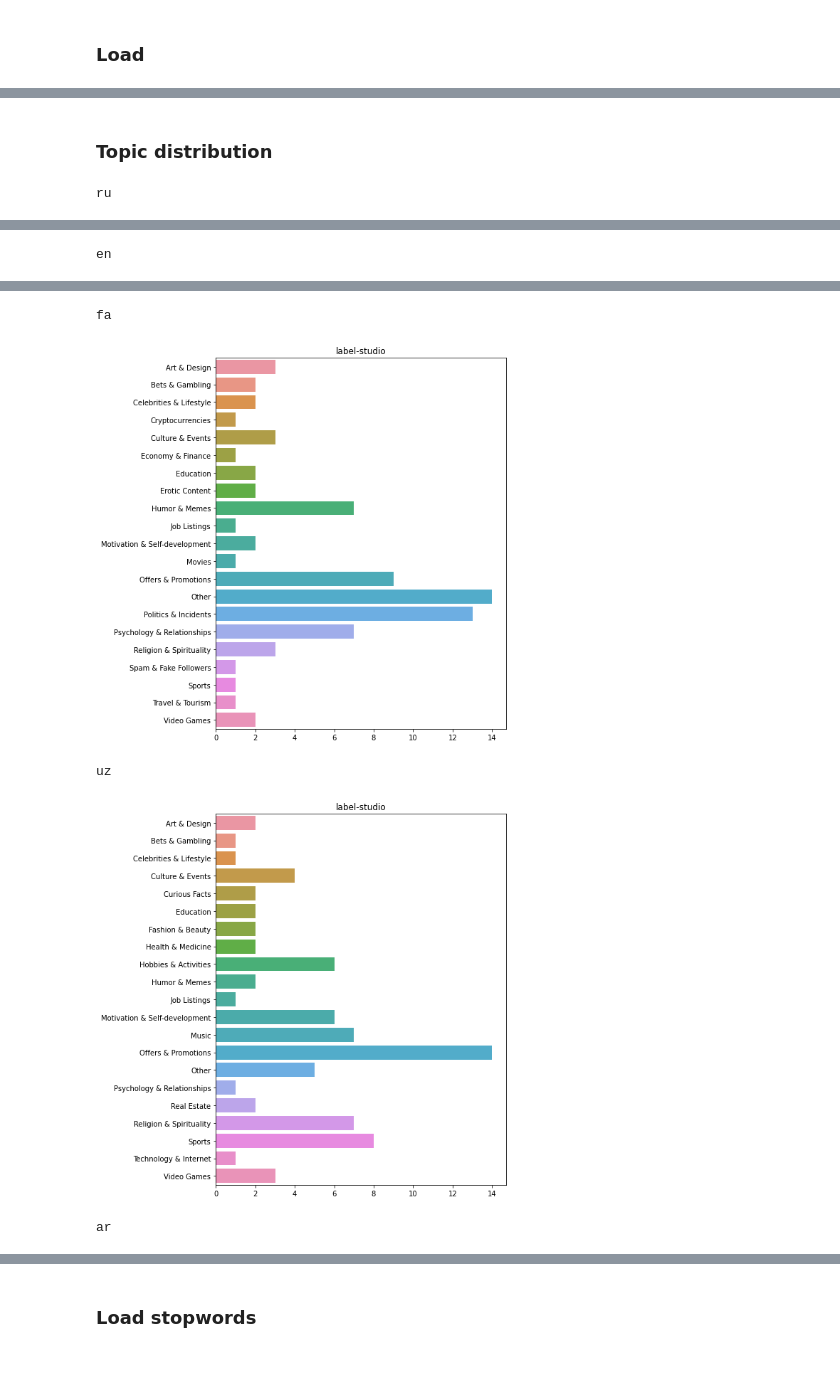
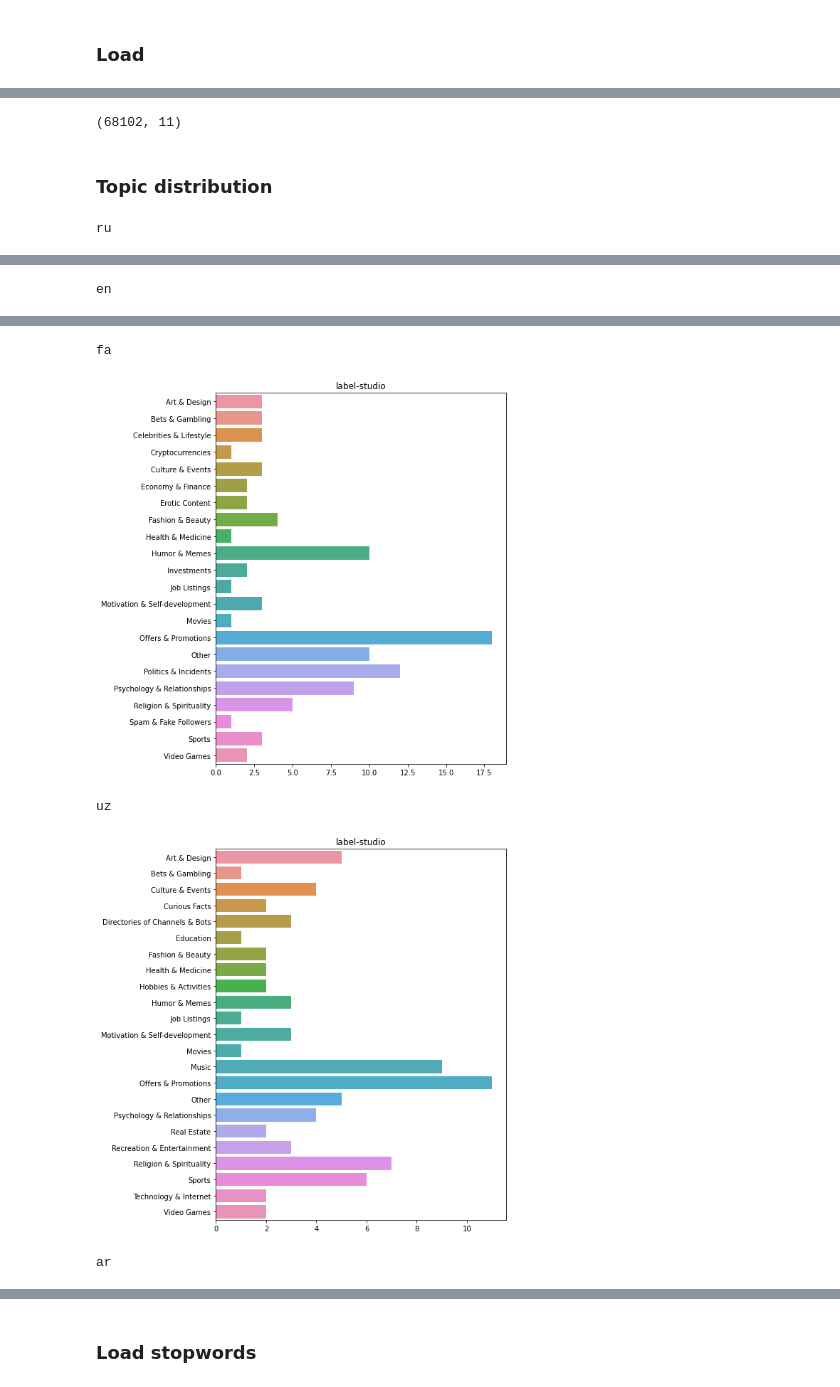
Before and after one commit to Rusteam/tgcat, a Jupyter notebook: notebooks/r-2/0.2-rg-build-model.ipynb, the cells around one changed output, grey strips where cells are left out. Cells and saved outputs as stored; diff of their text form; code cells hidden in the pictures.

```diff
--- a/notebooks/r-2/0.2-rg-build-model.ipynb
+++ b/notebooks/r-2/0.2-rg-build-model.ipynb
@@ -97,0 +106,12 @@ data_flat.shape
+# %%
+def select_test(data, test_subsets=None,  test_size=0.3):
+    """ Return True for test set and False for train """
+    if test_subsets is None:
+        test_subsets = data['subset'].unique().tolist()
+    is_test = data.apply(lambda x: rand_true(test_size) if x['subset'] in test_subsets else False,
+              axis=1)
+    return is_test
+# %%
+data['is_test'] = select_test(data, test_size=TEST_SIZE, test_subsets=TEST_SETS)
+
+data.groupby(['lang_code','subset'])['is_test'].mean()
@@ -97,0 +132,7 @@ data_flat.shape
+# %%
+train_data = data.loc[~data['is_test']]
+
+test_data = data.loc[data['is_test']]
+
+print(train_data.shape)
+print(test_data.shape)
@@ -98,12 +146,18 @@ data_flat.shape
+# %%
+train_data_flat = flatten_category(train_data,)
+
+train_data_flat.shape
+# %% [output]
+(68102, 11)
 # %% [markdown]
 ### Topic distribution
 # %%
 from src.train.plot_utils import barplots
 # %%
-for l in data_flat['lang_code'].unique():
+for l in train_data_flat['lang_code'].unique():
     print(l)
     barplots({
-        'label-studio': data_flat.query(f"lang_code == '{l}'")['topic'],
+        'label-studio': train_data_flat.query(f"lang_code == '{l}'")['topic'],
     }, 1, 2, fig_dims=(14,8))
 # %% [output]
 ru
@@ -113,5 +167,5 @@ en
 fa
-[figure, old version]
+[figure, new version]
 uz
-[figure, old version]
+[figure, new version]
 ar
```
Also changed, not shown: parts of 40 cells of this notebook, 5 other files.
